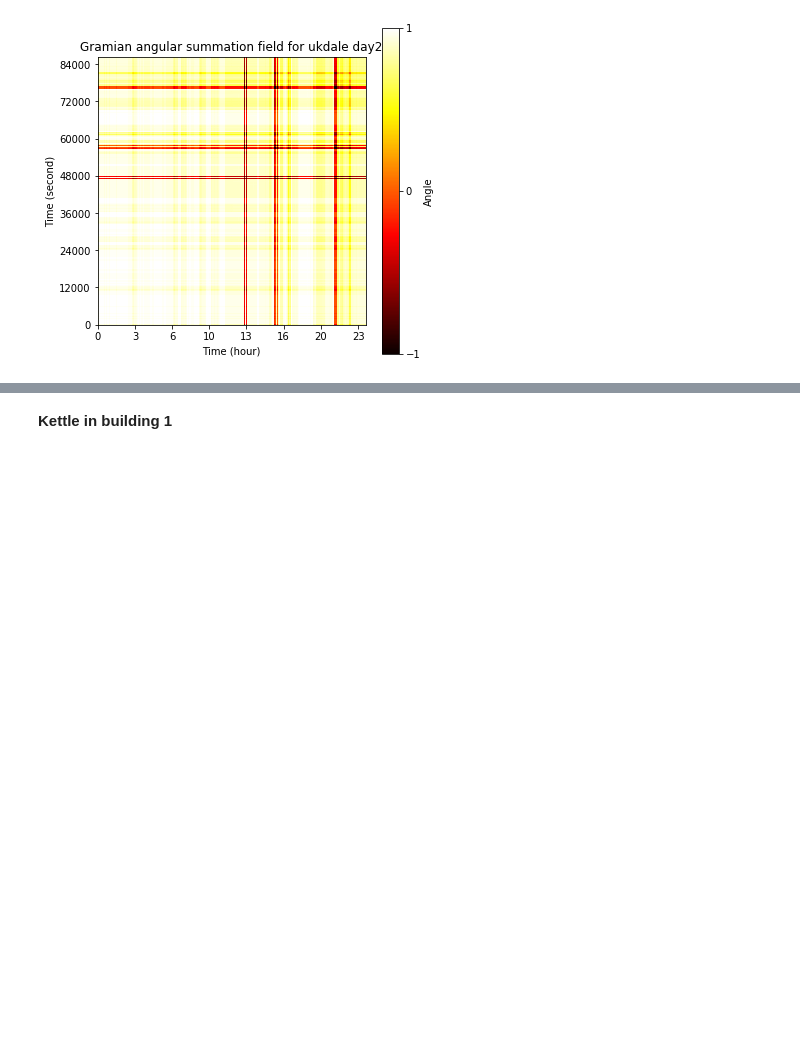
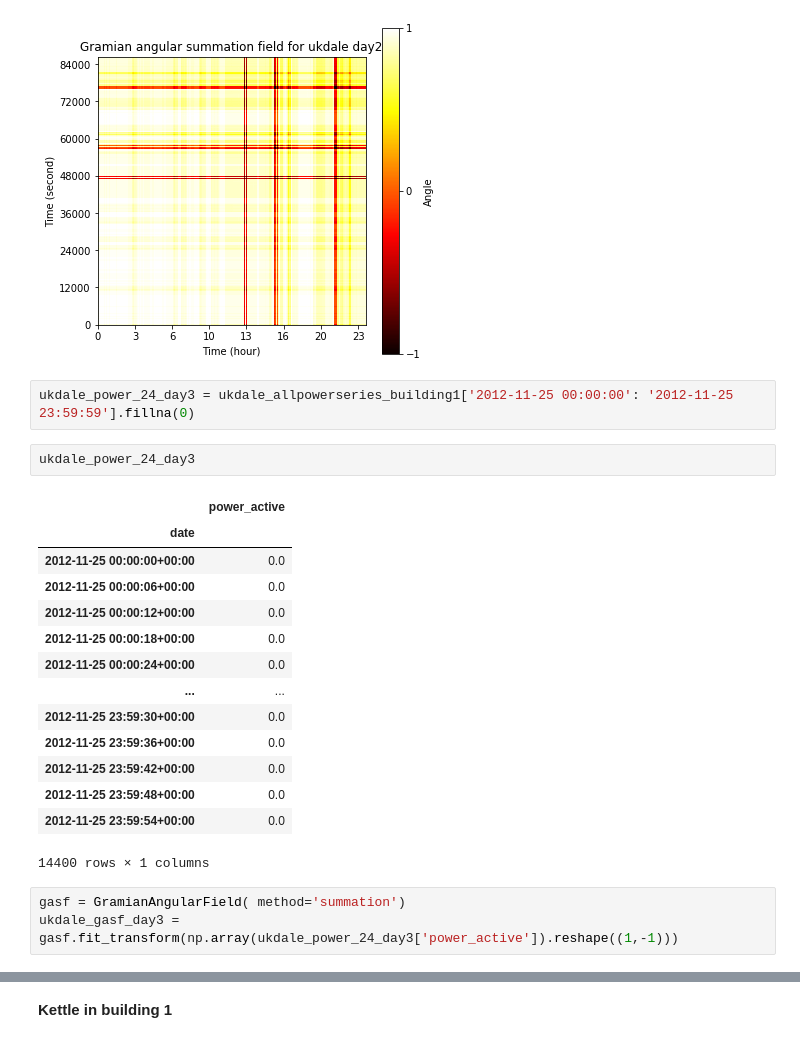
Before and after one commit to Gracepicharporn/Data-Science-project, a Jupyter notebook: nilmtk_UK-DALE.ipynb, the cells around one changed output, grey strips where cells are left out. Saved outputs shown, nothing was run; the diff lists cells and outputs as text; blank space fills up the shorter version.

```diff
--- a/nilmtk_UK-DALE.ipynb
+++ b/nilmtk_UK-DALE.ipynb
@@ -362,3 +362,25 @@ plt.title('Gramian angular summation field for ukdale day2')
 plt.show()
 # %% [output]
 [figure]
+# %%
+ukdale_power_24_day3 = ukdale_allpowerseries_building1['2012-11-25 00:00:00': '2012-11-25 23:59:59'].fillna(0)
+# %%
+ukdale_power_24_day3
+# %% [output]
+|  | power_active |
+| date |  |
+| 2012-11-25 00:00:00+00:00 | 0.0 |
+| 2012-11-25 00:00:06+00:00 | 0.0 |
+| 2012-11-25 00:00:12+00:00 | 0.0 |
+| 2012-11-25 00:00:18+00:00 | 0.0 |
+| 2012-11-25 00:00:24+00:00 | 0.0 |
+| ... | ... |
+| 2012-11-25 23:59:30+00:00 | 0.0 |
+| 2012-11-25 23:59:36+00:00 | 0.0 |
+| 2012-11-25 23:59:42+00:00 | 0.0 |
+| 2012-11-25 23:59:48+00:00 | 0.0 |
+| 2012-11-25 23:59:54+00:00 | 0.0 |
+14400 rows × 1 columns
+# %%
+gasf = GramianAngularField( method='summation')
+ukdale_gasf_day3 = gasf.fit_transform(np.array(ukdale_power_24_day3['power_active']).reshape((1,-1)))
```
Also changed, not shown: parts of 5 cells of this notebook.
